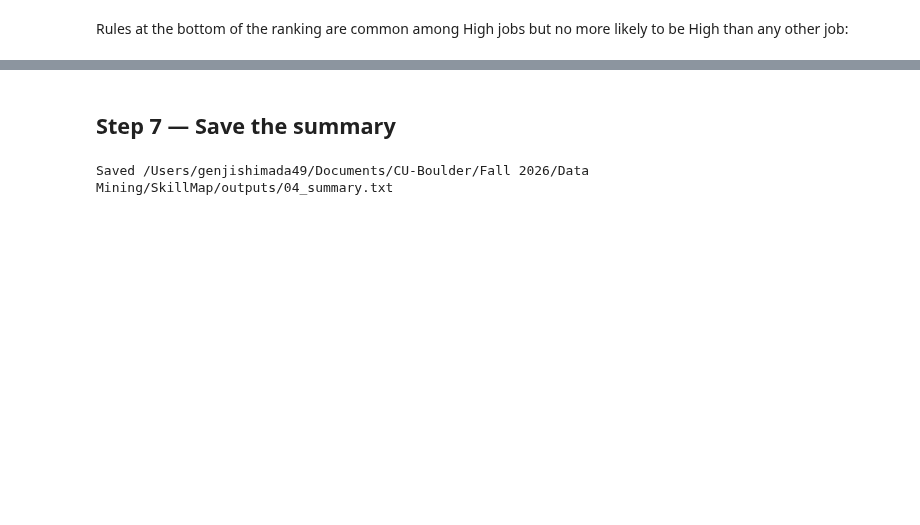
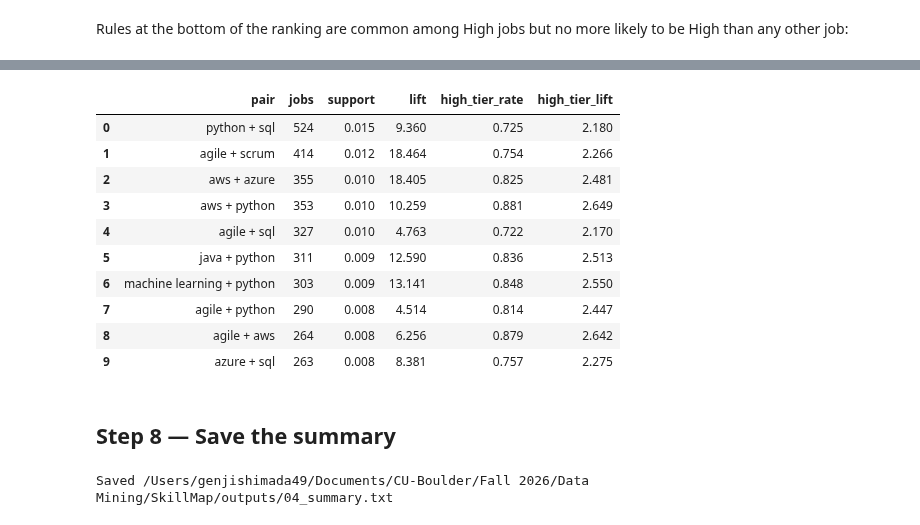
Before and after one commit to karthik-al1uri/SkillMap, a Jupyter notebook: notebooks/04_association_mining.ipynb, the cells around one changed output, grey strips where cells are left out. Saved outputs shown, nothing was run; the diff lists cells and outputs as text; code cells hidden in the pictures; blank space fills up the shorter version.

```diff
--- a/notebooks/04_association_mining.ipynb
+++ b/notebooks/04_association_mining.ipynb
@@ -225,5 +264,20 @@ by_pay[cols].tail(5)
+# %%
+tech_pairs = assoc.technical_pairs(onehot_all, is_high)
+tech_pairs.round(3)
+# %% [output]
+|  | pair | jobs | support | lift | high_tier_rate | high_tier_lift |
+| 0 | python + sql | 524 | 0.015 | 9.360 | 0.725 | 2.180 |
+| 1 | agile + scrum | 414 | 0.012 | 18.464 | 0.754 | 2.266 |
+| 2 | aws + azure | 355 | 0.010 | 18.405 | 0.825 | 2.481 |
+| 3 | aws + python | 353 | 0.010 | 10.259 | 0.881 | 2.649 |
+| 4 | agile + sql | 327 | 0.010 | 4.763 | 0.722 | 2.170 |
+| 5 | java + python | 311 | 0.009 | 12.590 | 0.836 | 2.513 |
+| 6 | machine learning + python | 303 | 0.009 | 13.141 | 0.848 | 2.550 |
+| 7 | agile + python | 290 | 0.008 | 4.514 | 0.814 | 2.447 |
+| 8 | agile + aws | 264 | 0.008 | 6.256 | 0.879 | 2.642 |
+| 9 | azure + sql | 263 | 0.008 | 8.381 | 0.757 | 2.275 |
 # %% [markdown]
-## Step 7 — Save the summary
+## Step 8 — Save the summary
 # %%
 summary = assoc.build_summary(len(onehot_all), len(onehot_high), itemsets_all, itemsets_high,
                               rules_all, rules_high, graph)
```
Also changed, not shown: parts of 8 cells of this notebook, 6 other files.
